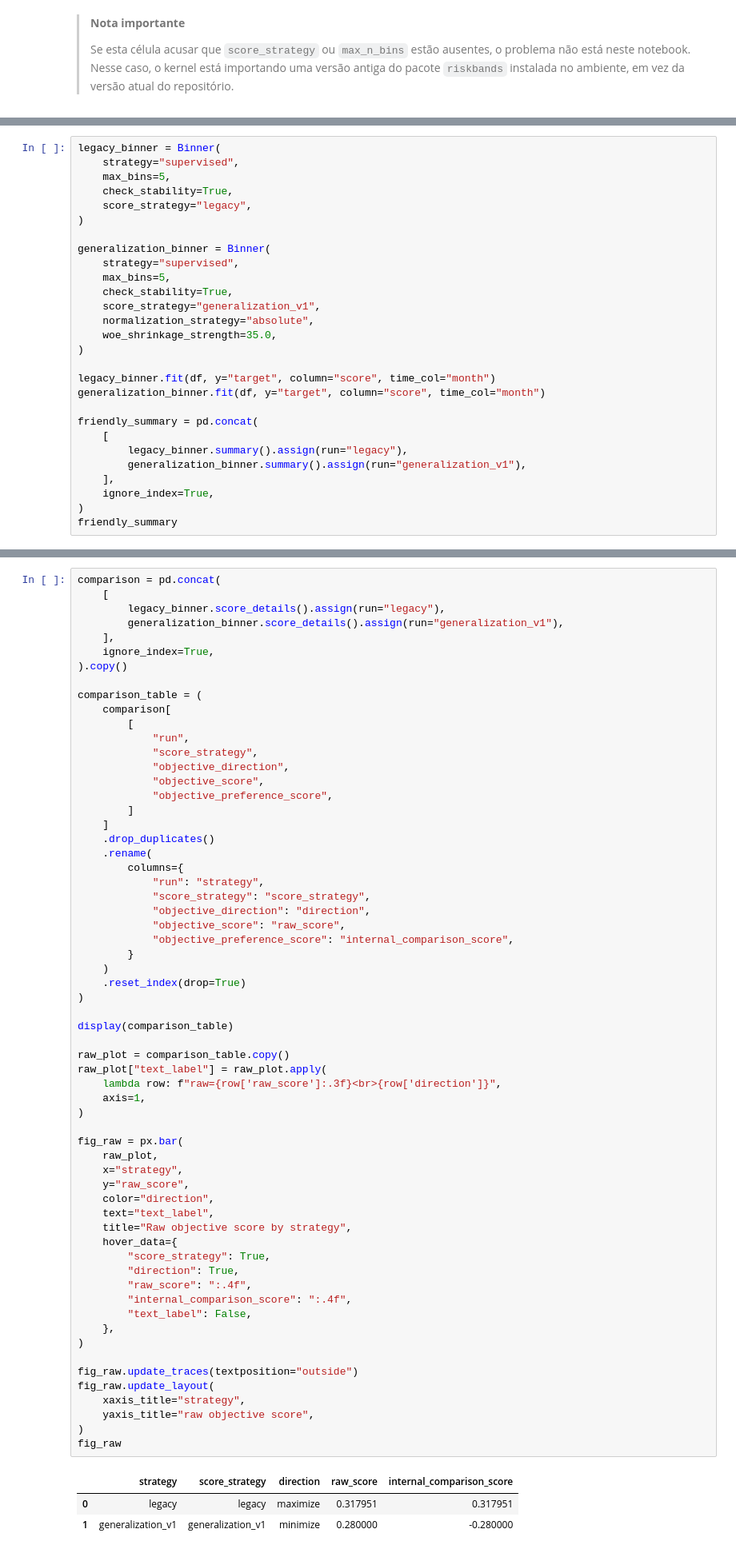
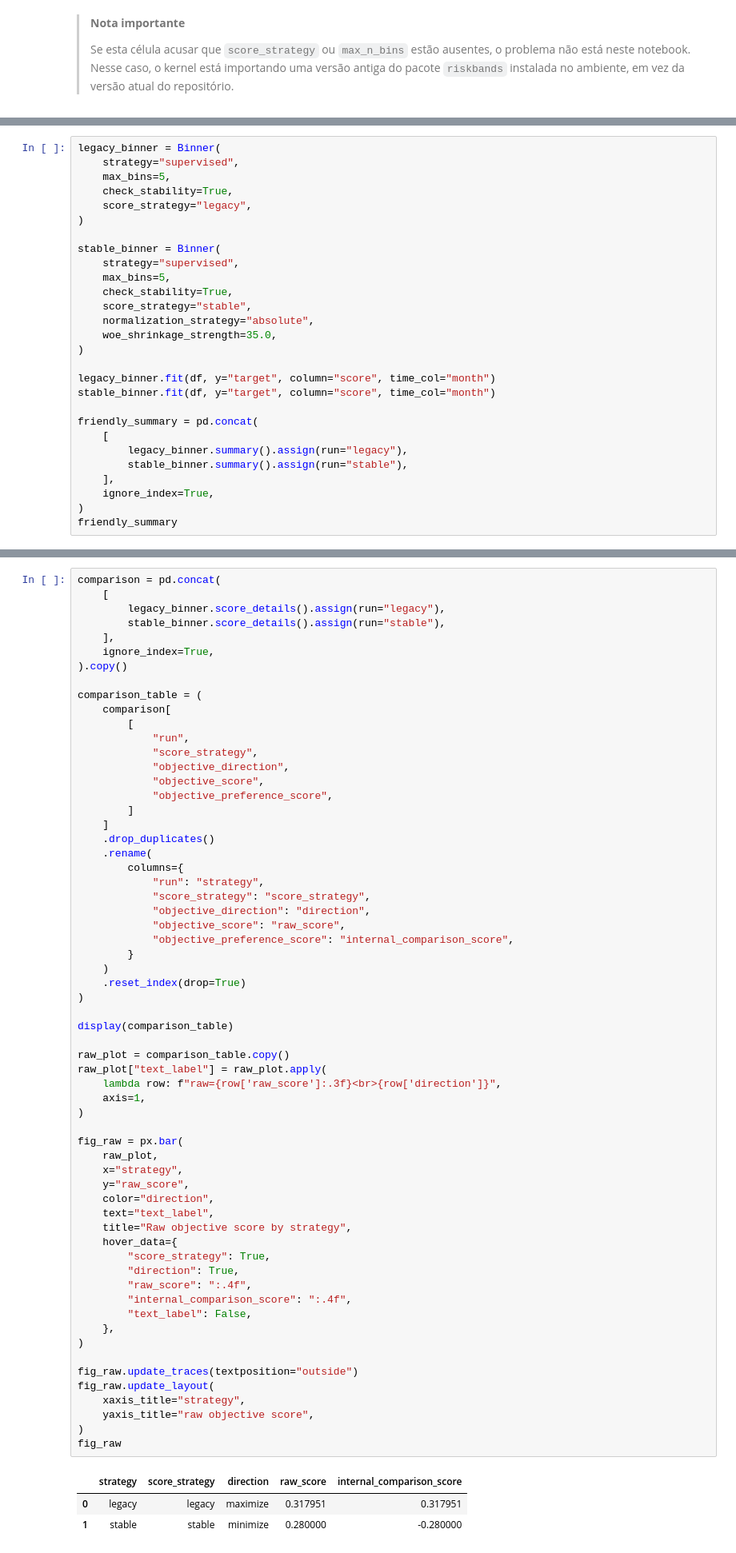
Before and after one commit to joaaomaia/RiskBands, a Jupyter notebook: examples/riskbands_synthetic_plotly_comparative_demo_with_optimal_vs_optuna.ipynb, the cells around one changed output, grey strips where cells are left out. Shown at 80% size. Cells and saved outputs as stored; diff of their text form.

Commit message:
Rename stable score strategy and prepare v2.0.0 release

```diff
--- a/examples/riskbands_synthetic_plotly_comparative_demo_with_optimal_vs_optuna.ipynb
+++ b/examples/riskbands_synthetic_plotly_comparative_demo_with_optimal_vs_optuna.ipynb
@@ -123,22 +123,22 @@ legacy_binner = Binner(
     score_strategy="legacy",
 )
 
-generalization_binner = Binner(
+stable_binner = Binner(
     strategy="supervised",
     max_bins=5,
     check_stability=True,
-    score_strategy="generalization_v1",
+    score_strategy="stable",
     normalization_strategy="absolute",
     woe_shrinkage_strength=35.0,
 )
 
 legacy_binner.fit(df, y="target", column="score", time_col="month")
-generalization_binner.fit(df, y="target", column="score", time_col="month")
+stable_binner.fit(df, y="target", column="score", time_col="month")
 
 friendly_summary = pd.concat(
     [
         legacy_binner.summary().assign(run="legacy"),
-        generalization_binner.summary().assign(run="generalization_v1"),
+        stable_binner.summary().assign(run="stable"),
     ],
     ignore_index=True,
 )
@@ -194,7 +194,7 @@ Aqui a ideia é mostrar que a API amigável não esconde a arquitetura nova de s
 comparison = pd.concat(
     [
         legacy_binner.score_details().assign(run="legacy"),
-        generalization_binner.score_details().assign(run="generalization_v1"),
+        stable_binner.score_details().assign(run="stable"),
     ],
     ignore_index=True,
 ).copy()
@@ -228,34 +228,34 @@ raw_plot = comparison_table.copy()
 raw_plot["text_label"] = raw_plot.apply(
     lambda row: f"raw={row['raw_score']:.3f}<br>{row['direction']}",
     axis=1,
 )
 
 fig_raw = px.bar(
     raw_plot,
     x="strategy",
     y="raw_score",
     color="direction",
     text="text_label",
     title="Raw objective score by strategy",
     hover_data={
         "score_strategy": True,
         "direction": True,
         "raw_score": ":.4f",
         "internal_comparison_score": ":.4f",
         "text_label": False,
     },
 )
 
 fig_raw.update_traces(textposition="outside")
 fig_raw.update_layout(
     xaxis_title="strategy",
     yaxis_title="raw objective score",
 )
 fig_raw
 # %% [output]
 |  | strategy | score_strategy | direction | raw_score | internal_comparison_score |
 | 0 | legacy | legacy | maximize | 0.317951 | 0.317951 |
-| 1 | generalization_v1 | generalization_v1 | minimize | 0.280000 | -0.280000 |
+| 1 | stable | stable | minimize | 0.280000 | -0.280000 |
 # %% [markdown]
 ### Como ler a comparação
 
```
Also changed, not shown: parts of 10 cells of this notebook, 29 other files.
